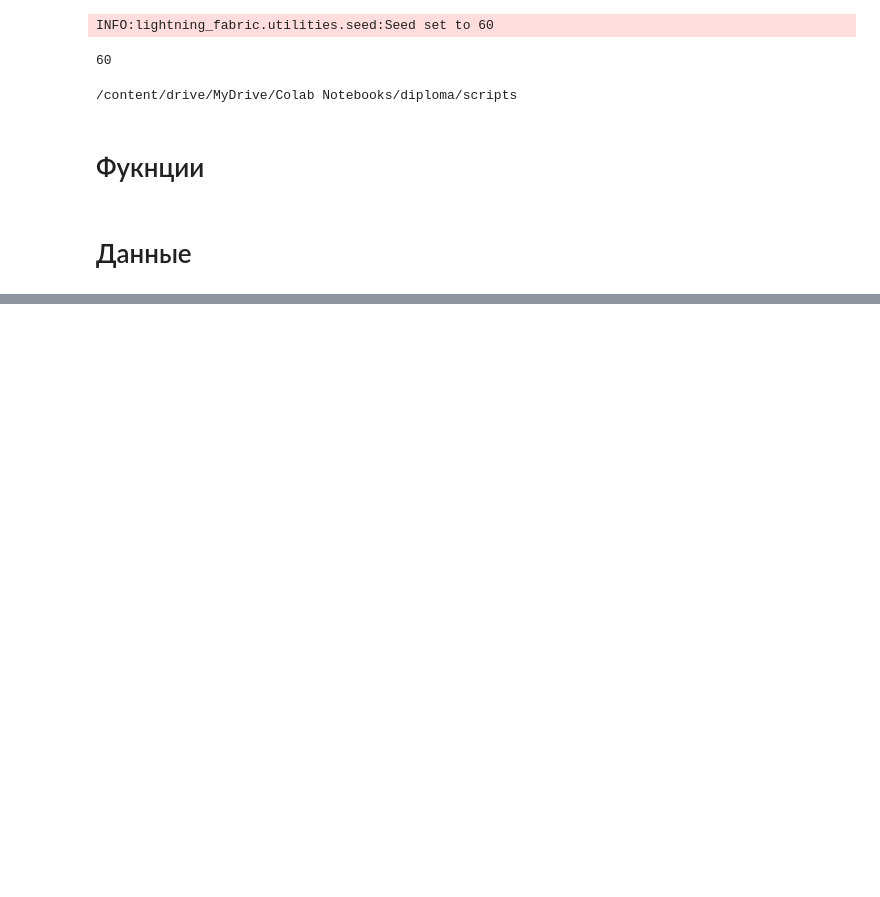
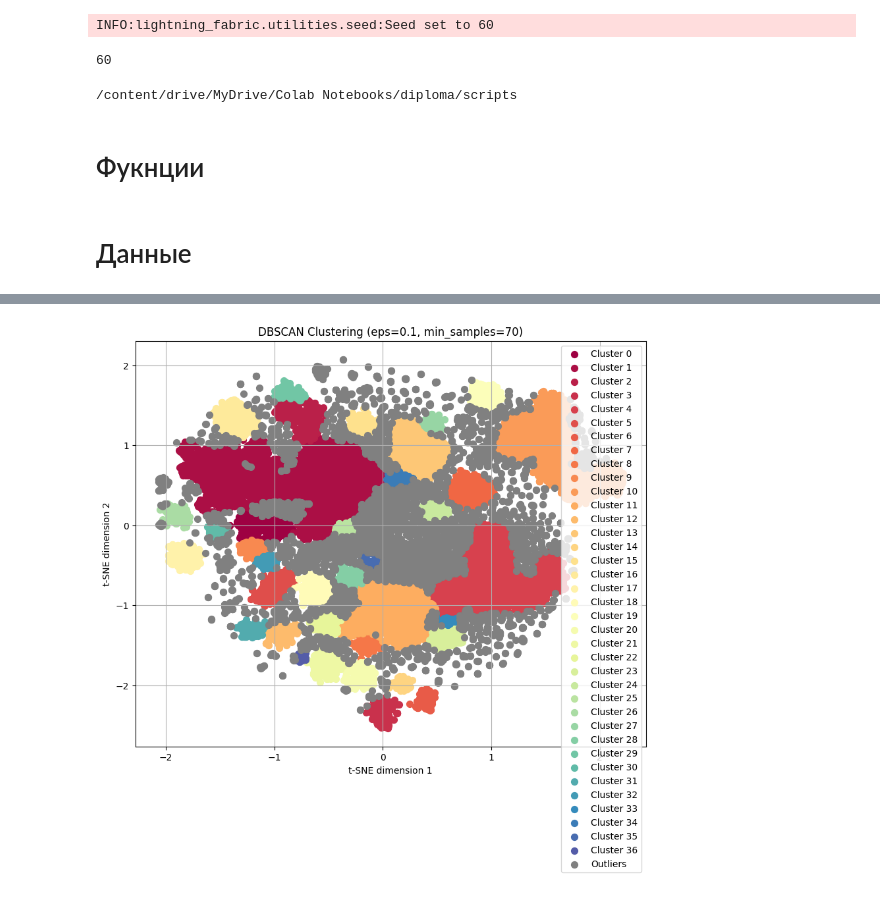
Before and after one commit to iliakabanov/Adherence-to-the-Taylor-Rule-and-Monetary-Policy-Expectations, a Jupyter notebook: new_rec_examples.ipynb, the cells around one changed output, grey strips where cells are left out. Cells and saved outputs as stored; diff of their text form; code cells hidden in the pictures; blank space fills up the shorter version.

```diff
--- a/new_rec_examples.ipynb
+++ b/new_rec_examples.ipynb
@@ -808,0 +831,6 @@ train_df_with_features = train_df.merge(catalog, on='item_id', how='left')
+# %%
+# Кластеризуем юзеров с помощью DBSCAN
+scaled_vectors, labels = dbscan_clustering(projected_vectors, eps=0.1, min_samples=70)
+userid2cluster = visualise_dbscan(scaled_vectors, labels, 0.1, 70)
+# %% [output]
+[figure, added]
```
Also changed, not shown: parts of 10 cells of this notebook.
